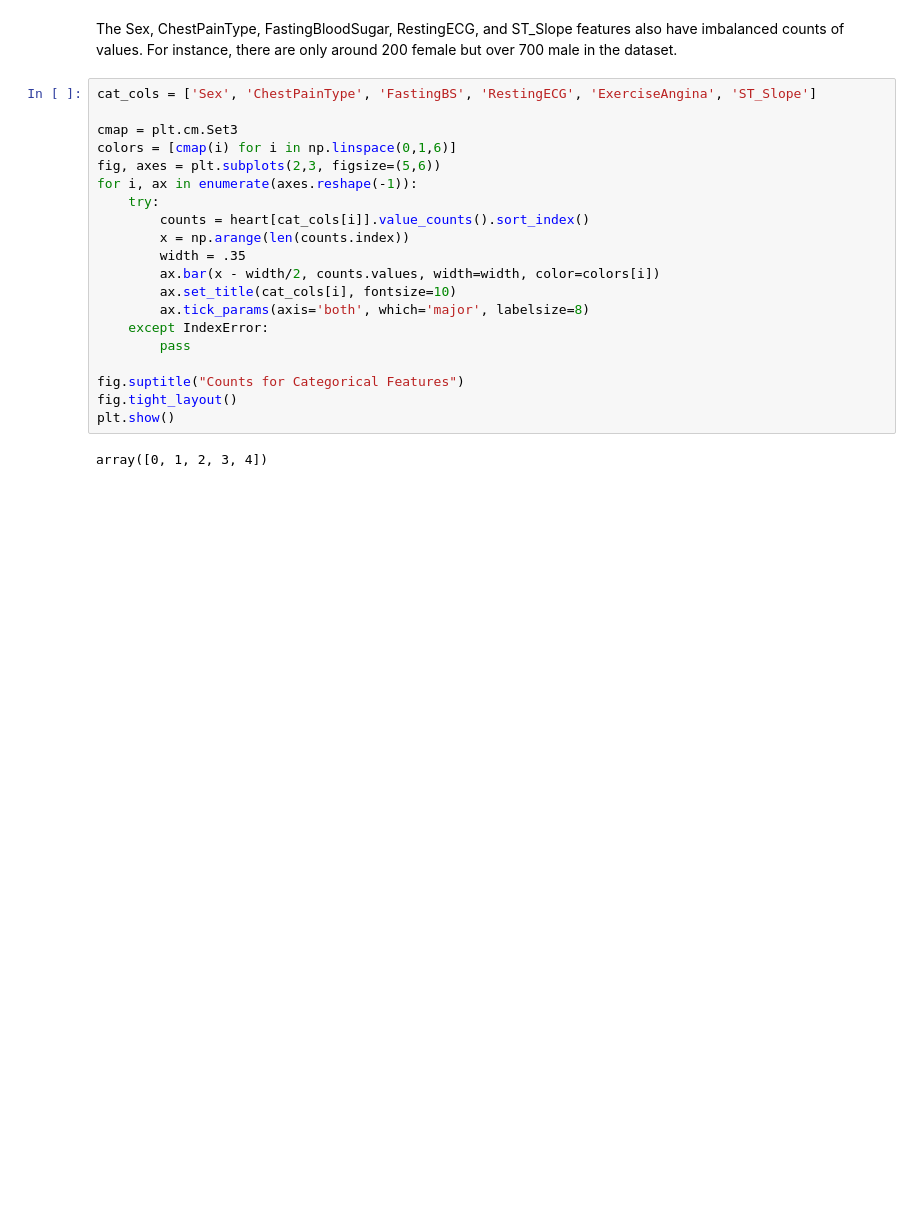
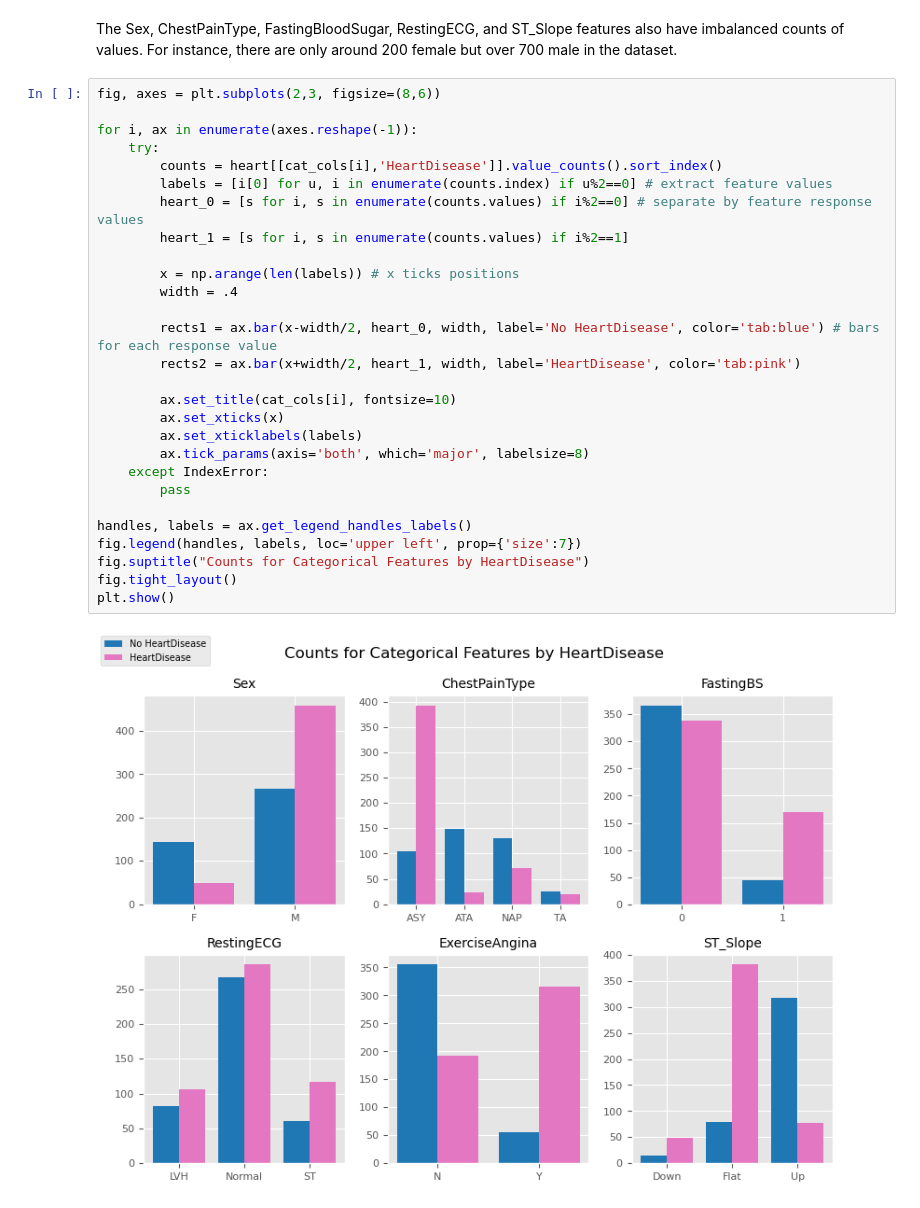
Before and after one commit to moscmh/heart_disease, a Jupyter notebook: heart.ipynb, the cells around one changed output. Saved outputs shown, nothing was run; the diff lists cells and outputs as text; blank space fills up the shorter version.

```diff
--- a/heart.ipynb
+++ b/heart.ipynb
@@ -93,24 +97,32 @@ plt.show()
 # %% [markdown]
 The Sex, ChestPainType, FastingBloodSugar, RestingECG, and ST_Slope features also have imbalanced counts of values. For instance, there are only around 200 female but over 700 male in the dataset.
 # %%
-cat_cols = ['Sex', 'ChestPainType', 'FastingBS', 'RestingECG', 'ExerciseAngina', 'ST_Slope']
+fig, axes = plt.subplots(2,3, figsize=(8,6))
 
-cmap = plt.cm.Set3
-colors = [cmap(i) for i in np.linspace(0,1,6)]
-fig, axes = plt.subplots(2,3, figsize=(5,6))
 for i, ax in enumerate(axes.reshape(-1)):
     try:
-        counts = heart[cat_cols[i]].value_counts().sort_index()
-        x = np.arange(len(counts.index))
-        width = .35
-        ax.bar(x - width/2, counts.values, width=width, color=colors[i])
+        counts = heart[[cat_cols[i],'HeartDisease']].value_counts().sort_index()
+        labels = [i[0] for u, i in enumerate(counts.index) if u%2==0] # extract feature values
+        heart_0 = [s for i, s in enumerate(counts.values) if i%2==0] # separate by feature response values
+        heart_1 = [s for i, s in enumerate(counts.values) if i%2==1]
+
+        x = np.arange(len(labels)) # x ticks positions
+        width = .4
+
+        rects1 = ax.bar(x-width/2, heart_0, width, label='No HeartDisease', color='tab:blue') # bars for each response value
+        rects2 = ax.bar(x+width/2, heart_1, width, label='HeartDisease', color='tab:pink')
+
         ax.set_title(cat_cols[i], fontsize=10)
+        ax.set_xticks(x)
+        ax.set_xticklabels(labels)
         ax.tick_params(axis='both', which='major', labelsize=8)
     except IndexError:
         pass
 
-fig.suptitle("Counts for Categorical Features")
+handles, labels = ax.get_legend_handles_labels()
+fig.legend(handles, labels, loc='upper left', prop={'size':7})
+fig.suptitle("Counts for Categorical Features by HeartDisease")
 fig.tight_layout()
 plt.show()
 # %% [output]
-array([0, 1, 2, 3, 4])
+[figure, added]
```
Also changed, not shown: parts of 18 cells of this notebook.
